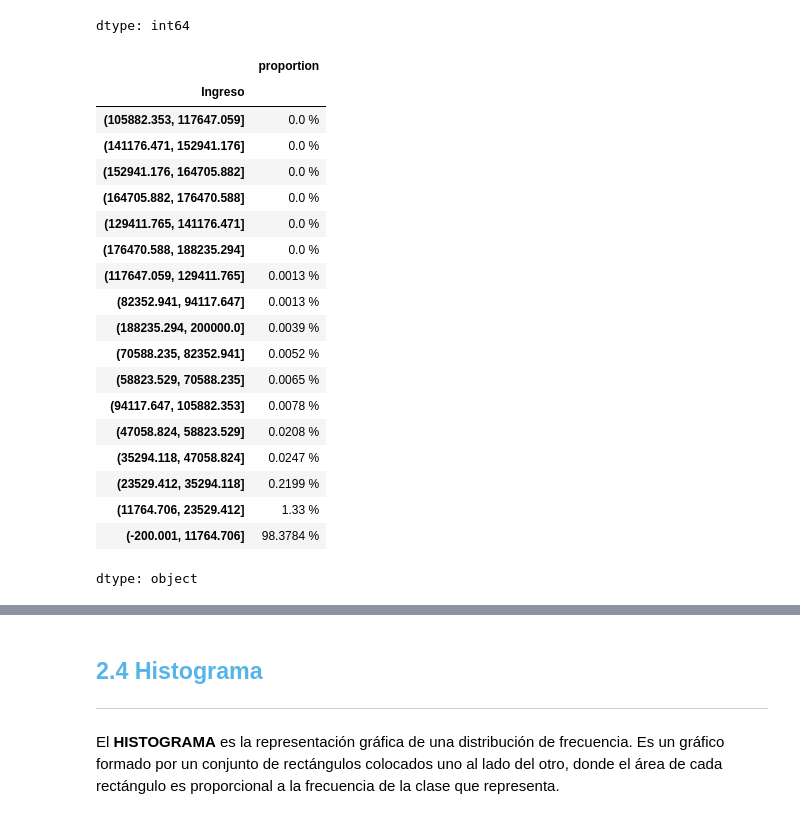
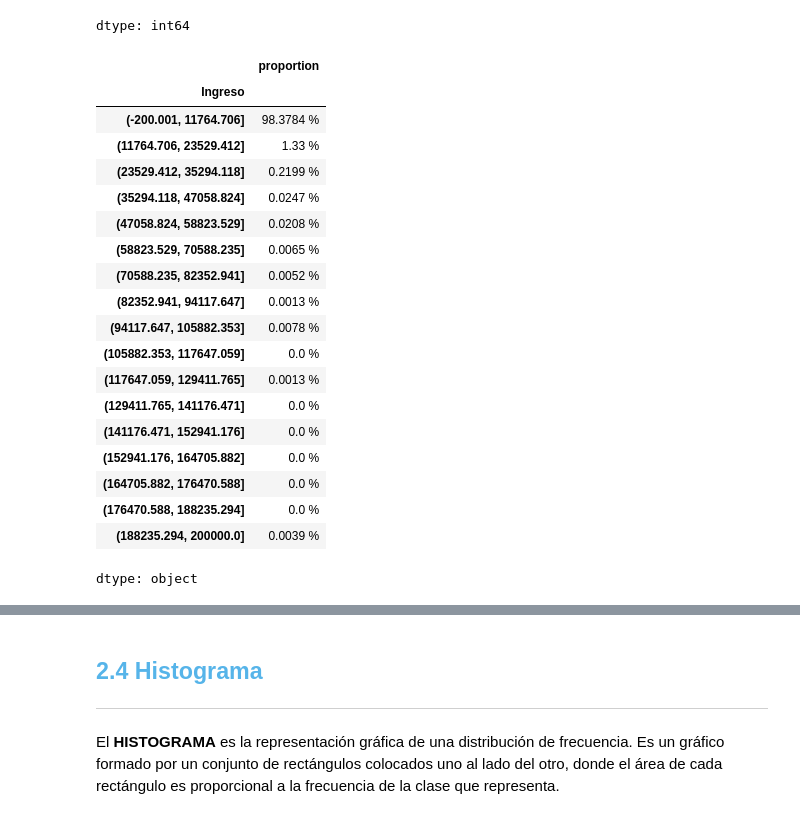
Before and after one commit to ivazquez-07/python_data_science_excersises, a Jupyter notebook: Curso-de-Estadistica-con-Python-Aula-1/Curso_de_Estadística_con_Python_1.ipynb, the cells around one changed output, grey strips where cells are left out. Cells and saved outputs as stored; diff of their text form; code cells hidden in the pictures.

```diff
--- a/Curso-de-Estadistica-con-Python-Aula-1/Curso_de_Estadística_con_Python_1.ipynb
+++ b/Curso-de-Estadistica-con-Python-Aula-1/Curso_de_Estadística_con_Python_1.ipynb
@@ -470,29 +470,30 @@ dtype: int64
 # %%
 porcentaje_sturges = (pd.value_counts(pd.cut(x = datos.Ingreso,
                                     bins = int(k),
                                     include_lowest = True),
+                                      sort = False,
                              normalize=True)*100).round(4)
-porcentaje_sturges.sort_values().astype(str) + ' %'
+porcentaje_sturges.astype(str) + ' %'
 # %% [output]
 |  | proportion |
 | Ingreso |  |
+| (-200.001, 11764.706] | 98.3784 % |
+| (11764.706, 23529.412] | 1.33 % |
+| (23529.412, 35294.118] | 0.2199 % |
+| (35294.118, 47058.824] | 0.0247 % |
+| (47058.824, 58823.529] | 0.0208 % |
+| (58823.529, 70588.235] | 0.0065 % |
+| (70588.235, 82352.941] | 0.0052 % |
+| (82352.941, 94117.647] | 0.0013 % |
+| (94117.647, 105882.353] | 0.0078 % |
 | (105882.353, 117647.059] | 0.0 % |
+| (117647.059, 129411.765] | 0.0013 % |
+| (129411.765, 141176.471] | 0.0 % |
 | (141176.471, 152941.176] | 0.0 % |
 | (152941.176, 164705.882] | 0.0 % |
 | (164705.882, 176470.588] | 0.0 % |
-| (129411.765, 141176.471] | 0.0 % |
 | (176470.588, 188235.294] | 0.0 % |
-| (117647.059, 129411.765] | 0.0013 % |
-| (82352.941, 94117.647] | 0.0013 % |
 | (188235.294, 200000.0] | 0.0039 % |
-| (70588.235, 82352.941] | 0.0052 % |
-| (58823.529, 70588.235] | 0.0065 % |
-| (94117.647, 105882.353] | 0.0078 % |
-| (47058.824, 58823.529] | 0.0208 % |
-| (35294.118, 47058.824] | 0.0247 % |
-| (23529.412, 35294.118] | 0.2199 % |
-| (11764.706, 23529.412] | 1.33 % |
-| (-200.001, 11764.706] | 98.3784 % |
 dtype: object
 # %%
 
```
Also changed, not shown: parts of 6 cells of this notebook.
